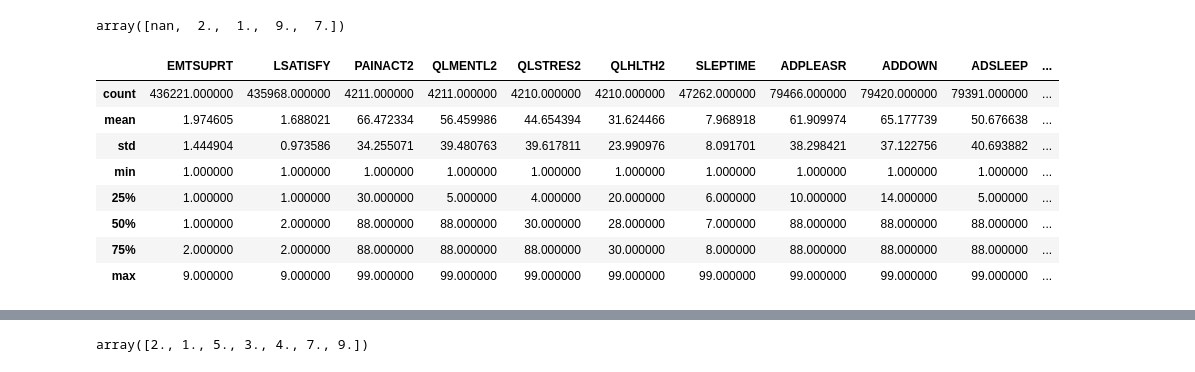
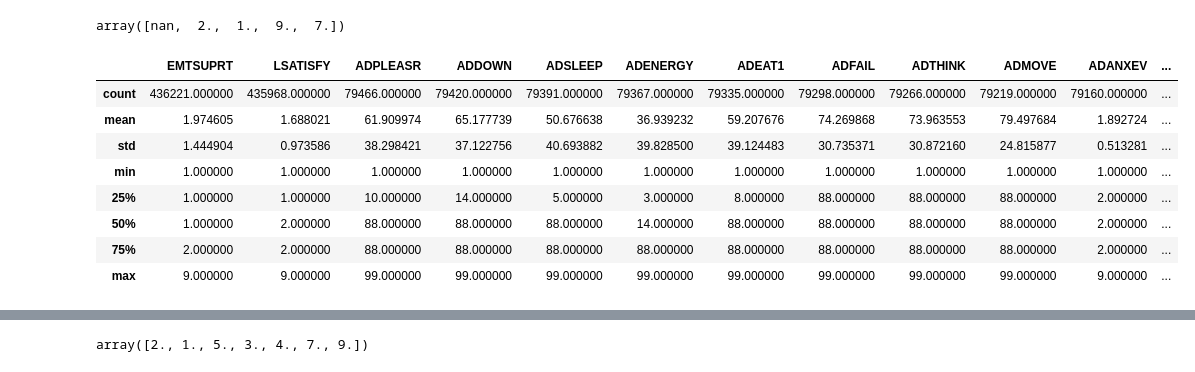
Before and after one commit to meagvo/BRFSS_Capstone2, a Jupyter notebook: BRFSS_capstone.ipynb, the cells around one changed output, grey strips where cells are left out. Saved outputs shown, nothing was run; the diff lists cells and outputs as text; code cells hidden in the pictures.

```diff
--- a/BRFSS_capstone.ipynb
+++ b/BRFSS_capstone.ipynb
@@ -7,7 +28,7 @@ import pandas as pd
 #import BRFSS 2010 data and select columns of interest
 df2=pd.read_csv('10.csv')
 df2.shape
-df2=df2[['GENHLTH', 'PHYSHLTH', 'MENTHLTH', 'HLTHPLAN', 'POORHLTH', 'PERSDOC2', 'MEDCOST', 'CHECKUP1', 'QLREST2', 'EXERANY2', 'DIABETE2', 'QLACTLM2', 'SMOKDAY2', 'AGE', 'HISPANC2', 'VETERAN2', 'MARITAL', 'EDUCA', 'EMPLOY', 'WEIGHT2', 'INCOME2', 'SEX', 'DRNKANY4', 'EMTSUPRT', 'LSATISFY', 'PAINACT2', 'QLMENTL2', 'QLSTRES2', 'QLHLTH2', 'SLEPTIME', 'ADPLEASR','ADDOWN', 'ADSLEEP', 'ADENERGY', 'ADEAT1', 'ADFAIL', 'ADTHINK','ADMOVE',      'ADANXEV', 'ADDEPEV']]
+df2=df2[['EMTSUPRT', 'LSATISFY','ADPLEASR','ADDOWN', 'ADSLEEP', 'ADENERGY', 'ADEAT1', 'ADFAIL', 'ADTHINK','ADMOVE','ADANXEV', 'ADDEPEV']]
 # %%
 #descriptive statistics
 df2.describe().T
@@ -142,15 +119,15 @@ df2['ADDEPEV'].unique()
 array([nan,  2.,  1.,  9.,  7.])
 # %%
 #create a separate df with mental health related variables
-mental_health=df2[['EMTSUPRT', 'LSATISFY', 'PAINACT2', 'QLMENTL2', 'QLSTRES2', 'QLHLTH2', 'SLEPTIME', 'ADPLEASR','ADDOWN', 'ADSLEEP', 'ADENERGY', 'ADEAT1', 'ADFAIL', 'ADTHINK','ADMOVE', 'ADANXEV', 'ADDEPEV']]
+mental_health=df2[['EMTSUPRT', 'LSATISFY' , 'ADPLEASR','ADDOWN', 'ADSLEEP', 'ADENERGY', 'ADEAT1', 'ADFAIL', 'ADTHINK','ADMOVE', 'ADANXEV', 'ADDEPEV']]
 mental_health.describe()
 # %% [output]
-|  | EMTSUPRT | LSATISFY | PAINACT2 | QLMENTL2 | QLSTRES2 | QLHLTH2 | SLEPTIME | ADPLEASR | ADDOWN | ADSLEEP | ... |
-| count | 436221.000000 | 435968.000000 | 4211.000000 | 4211.000000 | 4210.000000 | 4210.000000 | 47262.000000 | 79466.000000 | 79420.000000 | 79391.000000 | ... |
-| mean | 1.974605 | 1.688021 | 66.472334 | 56.459986 | 44.654394 | 31.624466 | 7.968918 | 61.909974 | 65.177739 | 50.676638 | ... |
-| std | 1.444904 | 0.973586 | 34.255071 | 39.480763 | 39.617811 | 23.990976 | 8.091701 | 38.298421 | 37.122756 | 40.693882 | ... |
-| min | 1.000000 | 1.000000 | 1.000000 | 1.000000 | 1.000000 | 1.000000 | 1.000000 | 1.000000 | 1.000000 | 1.000000 | ... |
-| 25% | 1.000000 | 1.000000 | 30.000000 | 5.000000 | 4.000000 | 20.000000 | 6.000000 | 10.000000 | 14.000000 | 5.000000 | ... |
-| 50% | 1.000000 | 2.000000 | 88.000000 | 88.000000 | 30.000000 | 28.000000 | 7.000000 | 88.000000 | 88.000000 | 88.000000 | ... |
-| 75% | 2.000000 | 2.000000 | 88.000000 | 88.000000 | 88.000000 | 30.000000 | 8.000000 | 88.000000 | 88.000000 | 88.000000 | ... |
-| max | 9.000000 | 9.000000 | 99.000000 | 99.000000 | 99.000000 | 99.000000 | 99.000000 | 99.000000 | 99.000000 | 99.000000 | ... |
+|  | EMTSUPRT | LSATISFY | ADPLEASR | ADDOWN | ADSLEEP | ADENERGY | ADEAT1 | ADFAIL | ADTHINK | ADMOVE | ADANXEV | ... |
+| count | 436221.000000 | 435968.000000 | 79466.000000 | 79420.000000 | 79391.000000 | 79367.000000 | 79335.000000 | 79298.000000 | 79266.000000 | 79219.000000 | 79160.000000 | ... |
+| mean | 1.974605 | 1.688021 | 61.909974 | 65.177739 | 50.676638 | 36.939232 | 59.207676 | 74.269868 | 73.963553 | 79.497684 | 1.892724 | ... |
+| std | 1.444904 | 0.973586 | 38.298421 | 37.122756 | 40.693882 | 39.828500 | 39.124483 | 30.735371 | 30.872160 | 24.815877 | 0.513281 | ... |
+| min | 1.000000 | 1.000000 | 1.000000 | 1.000000 | 1.000000 | 1.000000 | 1.000000 | 1.000000 | 1.000000 | 1.000000 | 1.000000 | ... |
+| 25% | 1.000000 | 1.000000 | 10.000000 | 14.000000 | 5.000000 | 3.000000 | 8.000000 | 88.000000 | 88.000000 | 88.000000 | 2.000000 | ... |
+| 50% | 1.000000 | 2.000000 | 88.000000 | 88.000000 | 88.000000 | 14.000000 | 88.000000 | 88.000000 | 88.000000 | 88.000000 | 2.000000 | ... |
+| 75% | 2.000000 | 2.000000 | 88.000000 | 88.000000 | 88.000000 | 88.000000 | 88.000000 | 88.000000 | 88.000000 | 88.000000 | 2.000000 | ... |
+| max | 9.000000 | 9.000000 | 99.000000 | 99.000000 | 99.000000 | 99.000000 | 99.000000 | 99.000000 | 99.000000 | 99.000000 | 9.000000 | ... |
```
Also changed, not shown: parts of 108 cells of this notebook.
